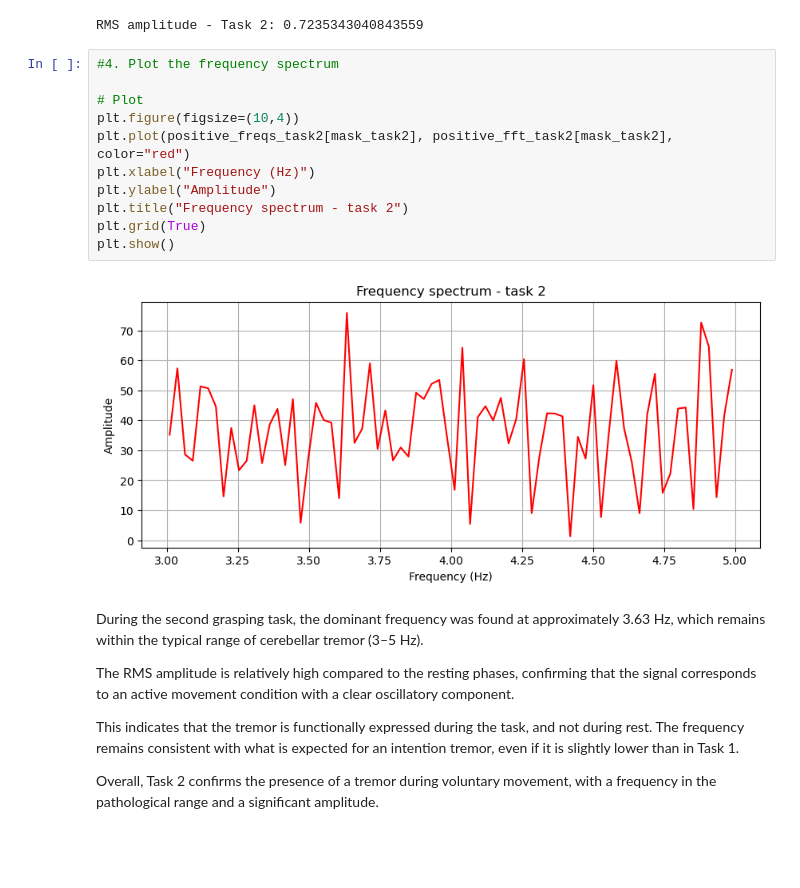
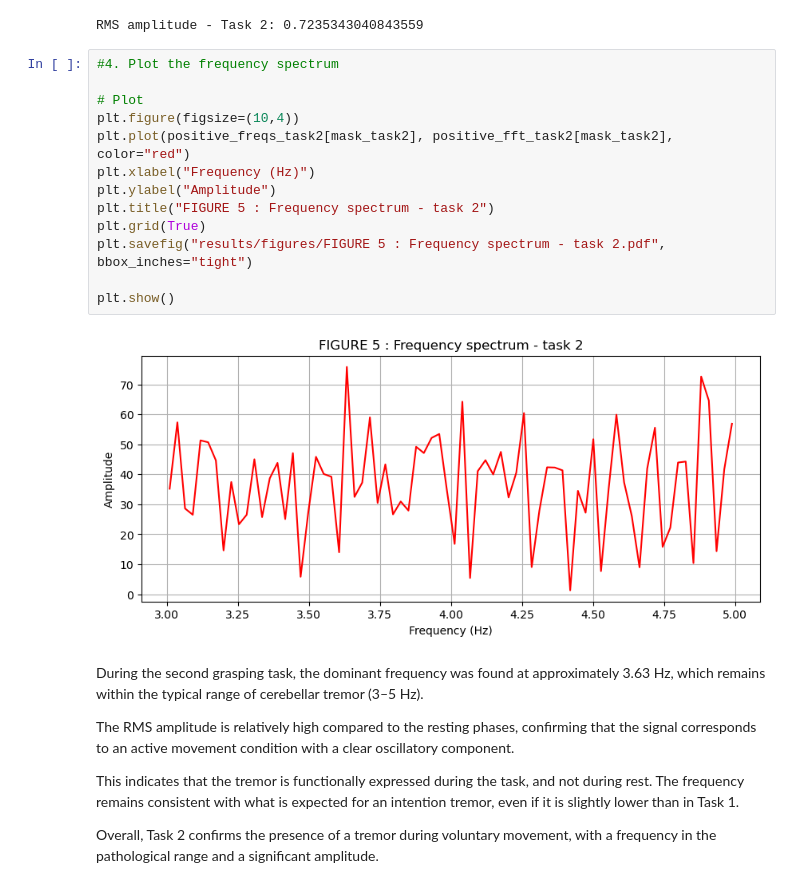
Before and after one commit to zemmahisofi-byte/Projet_R_Python, a Jupyter notebook: Projet_python/main.ipynb, the cells around one changed output. Saved outputs shown, nothing was run; the diff lists cells and outputs as text; blank space fills up the shorter version.

```diff
--- a/Projet_python/main.ipynb
+++ b/Projet_python/main.ipynb
@@ -472,16 +476,18 @@ RMS amplitude - Task 2: 0.7235343040843559
 # %%
 #4. Plot the frequency spectrum
 
 # Plot
 plt.figure(figsize=(10,4))
 plt.plot(positive_freqs_task2[mask_task2], positive_fft_task2[mask_task2], color="red")
 plt.xlabel("Frequency (Hz)")
 plt.ylabel("Amplitude")
-plt.title("Frequency spectrum - task 2")
+plt.title("FIGURE 5 : Frequency spectrum - task 2")
 plt.grid(True)
+plt.savefig("results/figures/FIGURE 5 : Frequency spectrum - task 2.pdf", bbox_inches="tight")
+
 plt.show()
 # %% [output]
-[figure, old version]
+[figure, new version]
 # %% [markdown]
 During the second grasping task, the dominant frequency was found at approximately 3.63 Hz, which remains within the typical range of cerebellar tremor (3–5 Hz).
 
```
Also changed, not shown: parts of 12 cells of this notebook, 33 other files.
